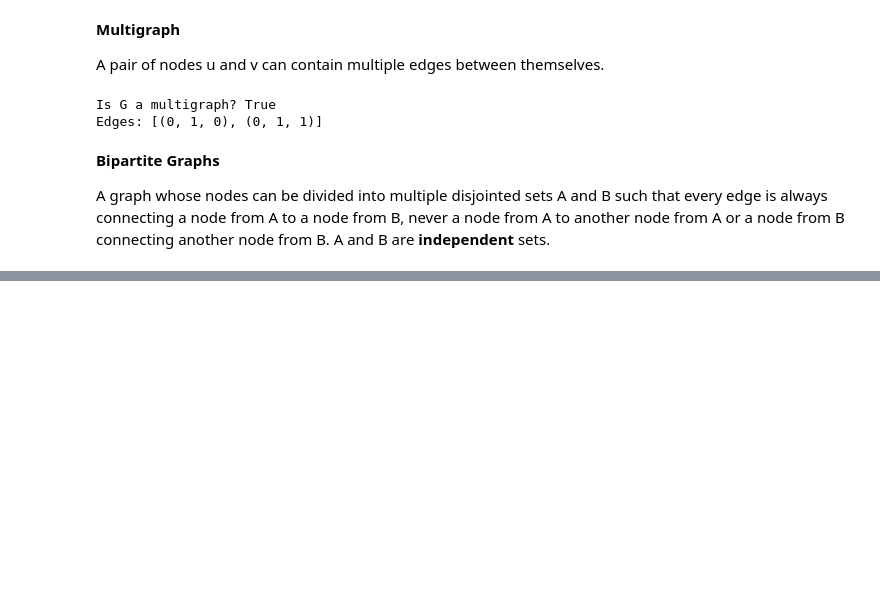
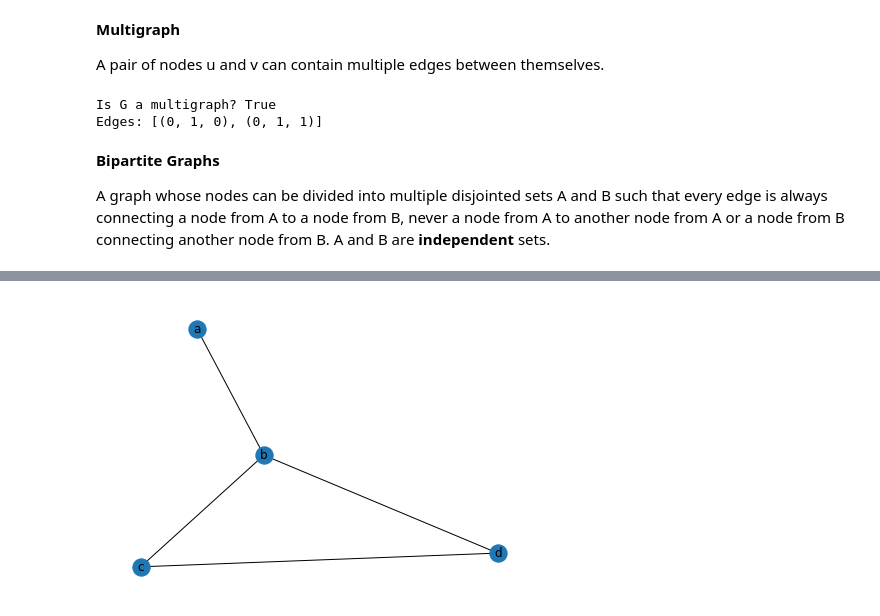
Before and after one commit to JAugusto97/graph-ml, a Jupyter notebook: 1-basics.ipynb, the cells around one changed output, grey strips where cells are left out. Drawn from its saved outputs; the diff is of its cells as text; code cells hidden in the pictures; blank space fills up the shorter version.

```diff
--- a/1-basics.ipynb
+++ b/1-basics.ipynb
@@ -81,0 +104,5 @@ Text(0.5, 1.0, 'Bipartite Graph')
+# %%
+projection_B = nx.bipartite.projected_graph(G, bottom_nodes)
+nx.draw(projection_B, with_labels=True)
+# %% [output]
+[figure, added]
```
Also changed, not shown: parts of 16 cells of this notebook.
